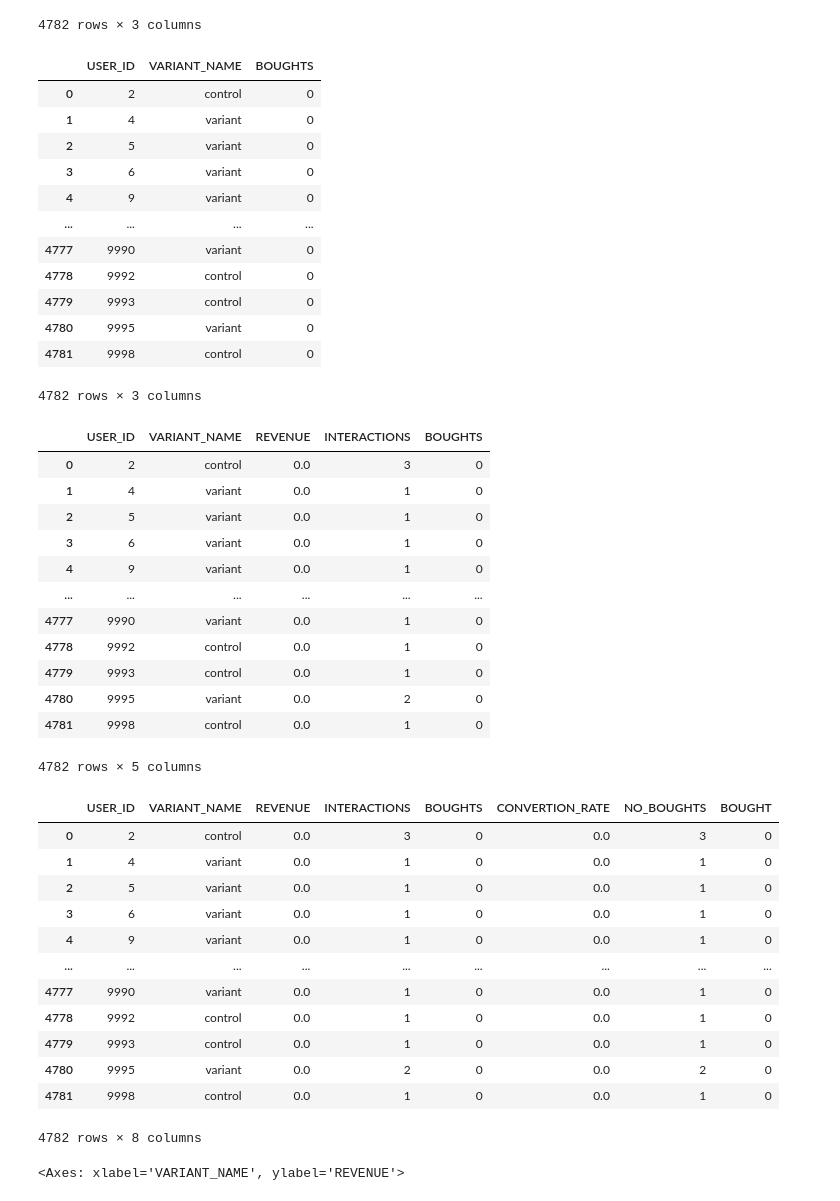
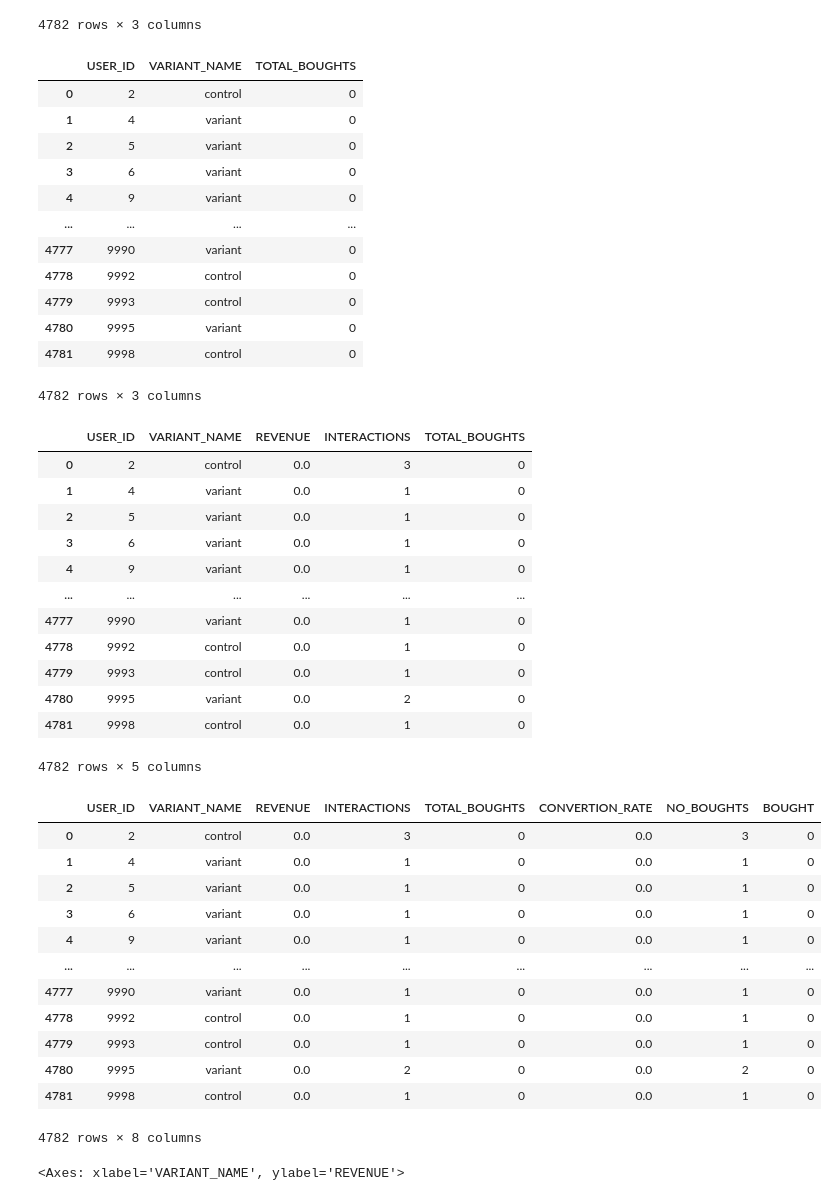
Before and after one commit to tomashbk/ab_testing, a Jupyter notebook: abtesting_2023-04-26.ipynb, the cells around one changed output. Cells and saved outputs as stored; diff of their text form; code cells hidden in the pictures.

```diff
--- a/abtesting_2023-04-26.ipynb
+++ b/abtesting_2023-04-26.ipynb
@@ -254,10 +254,10 @@ df_userid_interaction
 | 4781 | 9998 | control | 1 |
 4782 rows × 3 columns
 # %%
-df_userid_bought = df[['USER_ID', 'VARIANT_NAME', 'BOUGHT']].groupby(['USER_ID', 'VARIANT_NAME']).agg(BOUGHTS=('BOUGHT', 'sum')).reset_index()
+df_userid_bought = df[['USER_ID', 'VARIANT_NAME', 'BOUGHT']].groupby(['USER_ID', 'VARIANT_NAME']).agg(TOTAL_BOUGHTS=('BOUGHT', 'sum')).reset_index()
 df_userid_bought
 # %% [output]
-|  | USER_ID | VARIANT_NAME | BOUGHTS |
+|  | USER_ID | VARIANT_NAME | TOTAL_BOUGHTS |
 | 0 | 2 | control | 0 |
 | 1 | 4 | variant | 0 |
 | 2 | 5 | variant | 0 |
@@ -275,7 +275,7 @@ df_userid_bought
 df_grouped_users = pd.merge(df_userid_revenue, df_userid_interaction, on=['USER_ID', 'VARIANT_NAME']).merge(df_userid_bought, on=['USER_ID', 'VARIANT_NAME'])
 df_grouped_users
 # %% [output]
-|  | USER_ID | VARIANT_NAME | REVENUE | INTERACTIONS | BOUGHTS |
+|  | USER_ID | VARIANT_NAME | REVENUE | INTERACTIONS | TOTAL_BOUGHTS |
 | 0 | 2 | control | 0.0 | 3 | 0 |
 | 1 | 4 | variant | 0.0 | 1 | 0 |
 | 2 | 5 | variant | 0.0 | 1 | 0 |
@@ -289,12 +289,12 @@ df_grouped_users
 | 4781 | 9998 | control | 0.0 | 1 | 0 |
 4782 rows × 5 columns
 # %%
-df_grouped_users['CONVERTION_RATE'] = df_grouped_users['BOUGHTS'] / df_grouped_users['INTERACTIONS']
-df_grouped_users['NO_BOUGHTS'] = df_grouped_users['INTERACTIONS'] - df_grouped_users['BOUGHTS']
+df_grouped_users['CONVERTION_RATE'] = df_grouped_users['TOTAL_BOUGHTS'] / df_grouped_users['INTERACTIONS']
+df_grouped_users['NO_BOUGHTS'] = df_grouped_users['INTERACTIONS'] - df_grouped_users['TOTAL_BOUGHTS']
 df_grouped_users['BOUGHT'] = np.where(df_grouped_users['REVENUE'] == 0, 0, 1)
 df_grouped_users
 # %% [output]
-|  | USER_ID | VARIANT_NAME | REVENUE | INTERACTIONS | BOUGHTS | CONVERTION_RATE | NO_BOUGHTS | BOUGHT |
+|  | USER_ID | VARIANT_NAME | REVENUE | INTERACTIONS | TOTAL_BOUGHTS | CONVERTION_RATE | NO_BOUGHTS | BOUGHT |
 | 0 | 2 | control | 0.0 | 3 | 0 | 0.0 | 3 | 0 |
 | 1 | 4 | variant | 0.0 | 1 | 0 | 0.0 | 1 | 0 |
 | 2 | 5 | variant | 0.0 | 1 | 0 | 0.0 | 1 | 0 |
```
Also changed, not shown: parts of 61 cells of this notebook.
